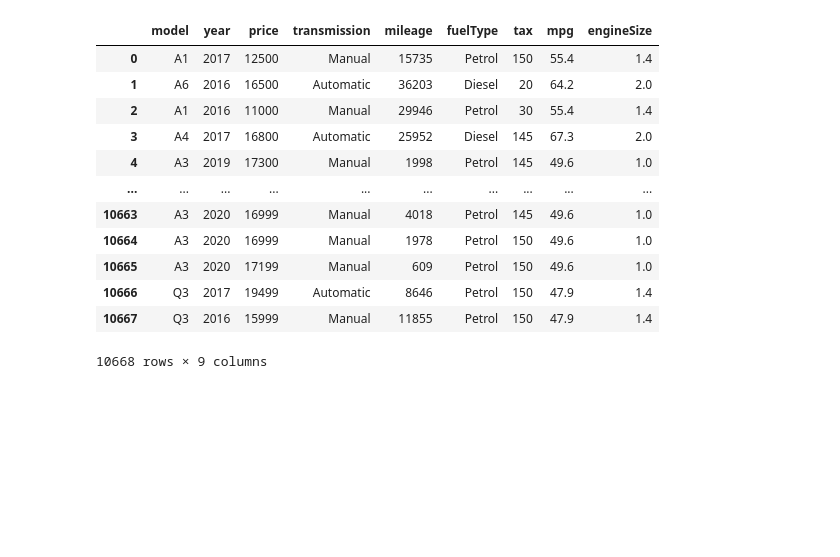
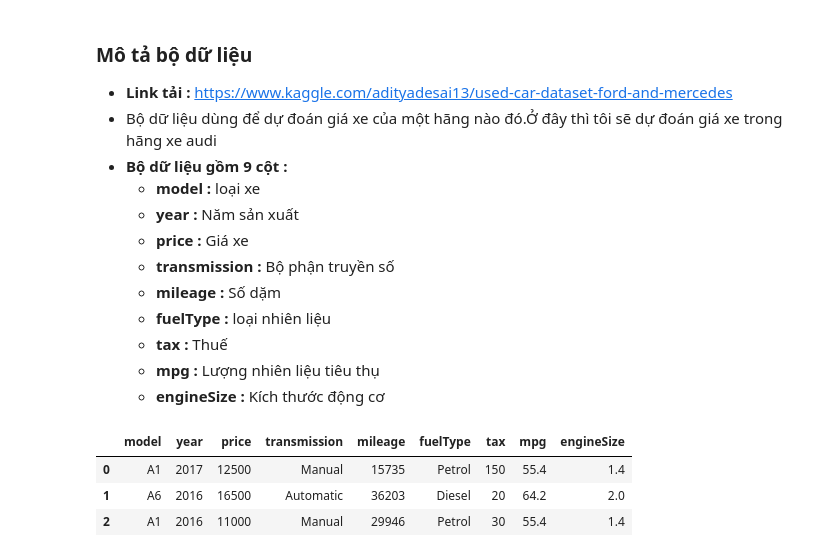
Before and after one commit to danhhuynh25029/XGBoost, a Jupyter notebook: XGBoost_Regression.ipynb, the cells around one changed output. Drawn from its saved outputs; the diff is of its cells as text; code cells hidden in the pictures; blank space fills up the shorter version.

```diff
--- a/XGBoost_Regression.ipynb
+++ b/XGBoost_Regression.ipynb
@@ -1,19 +1,24 @@
+# %% [markdown]
+### Mô tả bộ dữ liệu
+* **Link tải :** https://www.kaggle.com/adityadesai13/used-car-dataset-ford-and-mercedes
+* Bộ dữ liệu dùng để dự đoán giá xe của một hãng nào đó.Ở đây thì tôi sẽ dự đoán giá xe trong hãng xe audi
+* **Bộ dữ liệu gồm 9 cột :**
+    * **model :** loại xe
+    * **year :** Năm sản xuất
+    * **price :** Giá xe
+    * **transmission :** Bộ phận truyền số
+    * **mileage :** Số dặm
+    * **fuelType :** loại nhiên liệu
+    * **tax :** Thuế
+    * **mpg :** Lượng nhiên liệu tiêu thụ
+    * **engineSize :** Kích thước động cơ
 # %%
 import pandas as pd
 import numpy as np
 df = pd.read_csv('data/car/audi.csv')
-df
+df.head(3)
 # %% [output]
 |  | model | year | price | transmission | mileage | fuelType | tax | mpg | engineSize |
 | 0 | A1 | 2017 | 12500 | Manual | 15735 | Petrol | 150 | 55.4 | 1.4 |
 | 1 | A6 | 2016 | 16500 | Automatic | 36203 | Diesel | 20 | 64.2 | 2.0 |
 | 2 | A1 | 2016 | 11000 | Manual | 29946 | Petrol | 30 | 55.4 | 1.4 |
-| 3 | A4 | 2017 | 16800 | Automatic | 25952 | Diesel | 145 | 67.3 | 2.0 |
-| 4 | A3 | 2019 | 17300 | Manual | 1998 | Petrol | 145 | 49.6 | 1.0 |
-| ... | ... | ... | ... | ... | ... | ... | ... | ... | ... |
-| 10663 | A3 | 2020 | 16999 | Manual | 4018 | Petrol | 145 | 49.6 | 1.0 |
-| 10664 | A3 | 2020 | 16999 | Manual | 1978 | Petrol | 150 | 49.6 | 1.0 |
-| 10665 | A3 | 2020 | 17199 | Manual | 609 | Petrol | 150 | 49.6 | 1.0 |
-| 10666 | Q3 | 2017 | 19499 | Automatic | 8646 | Petrol | 150 | 47.9 | 1.4 |
-| 10667 | Q3 | 2016 | 15999 | Manual | 11855 | Petrol | 150 | 47.9 | 1.4 |
-10668 rows × 9 columns
```
Also changed, not shown: parts of 1 cell of this notebook, 1 other file.
